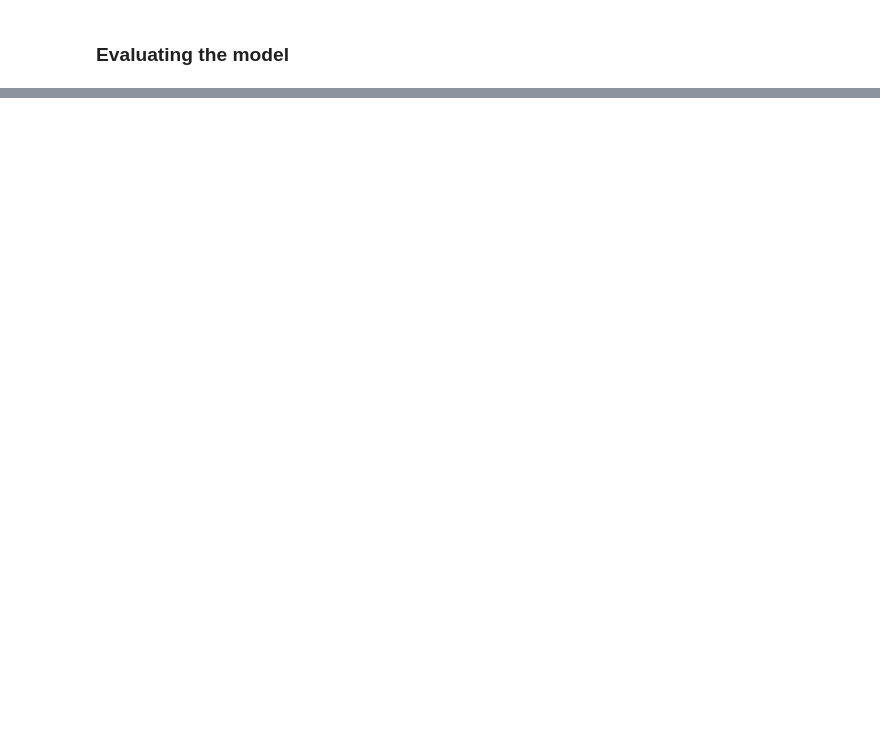
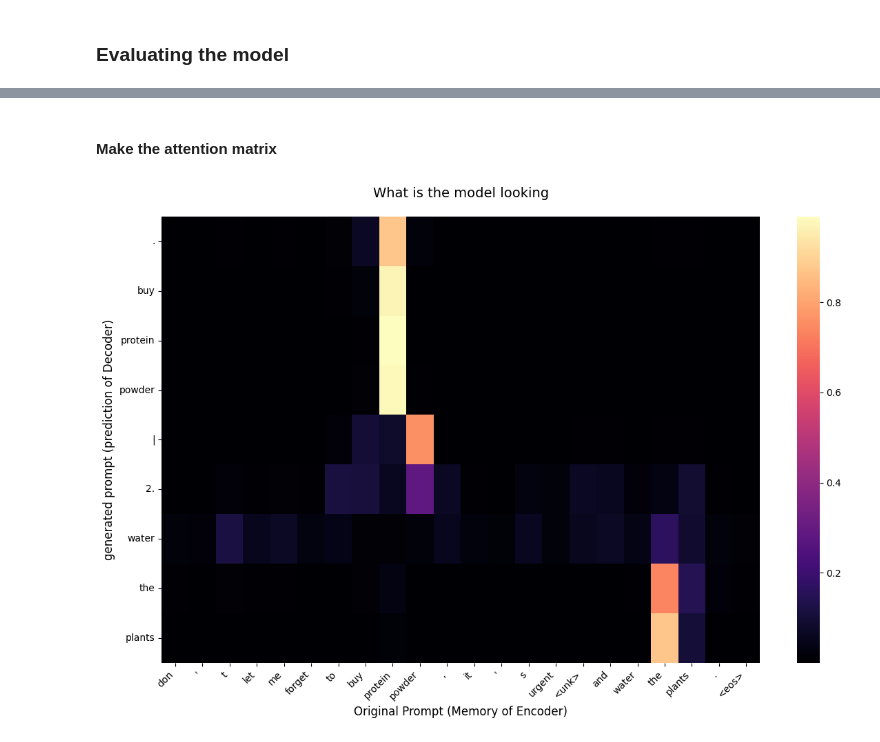
Before and after one commit to Fasmanuel2002/Machine_Learning, a Jupyter notebook: Pytorch/Seq2Seq/02_seq2seq_bahdanau_attention.ipynb.ipynb, the cells around one changed output, grey strips where cells are left out. Drawn from its saved outputs; the diff is of its cells as text; code cells hidden in the pictures; blank space fills up the shorter version.

Commit message:
Added the attention translation Seq2Seq

```diff
--- a/Pytorch/Seq2Seq/02_seq2seq_bahdanau_attention.ipynb.ipynb
+++ b/Pytorch/Seq2Seq/02_seq2seq_bahdanau_attention.ipynb.ipynb
@@ -363,20 +320,18 @@ def extract_summary(
 # %%
-frases = [
+input = [
     "Schedule a meeting with Sarah by Friday and remember to run the database backup",
-    "Buy milk, eggs, and bread from the grocery store tomorrow morning"
+    "Buy milk, eggs, and bread from the grocery store tomorrow morning",
+    "Don't let me forget to buy protein powder, it's urgent! And water the plants."
 ]
 
-for texto in frases:
-    tokens = extract_summary(
-        sentence=texto,
+for text in input:
+    prediction, attention_weights = predict_GRU_attention(
+        sentence=text,
         model=Seq2Seq_model_Attention,
-        src_nlp=tokenizer,
-        src_vocab=tokenizer.text_to_token_ids,
-        trg_vocab=tokenizer.text_to_token_ids,
-        sos_token="<unk>",
-        eos_token="<|endoftext|>",
-        device=device
+        tokenizer=tokenizer,
+        device=device,
+        max_output_length=50
     )
-    print(f"Entrada: {texto}")
-    print(f"Salida:  {' '.join(tokens)}\n")
+    print(f"Prompt: {text}")
+    print(f"Completion:  {prediction}")
 # %% [output]
@@ -465,0 +429,2 @@ bleu_results
+# %% [markdown]
+#### Make the attention matrix
@@ -465,0 +433,22 @@ bleu_results
+# %%
+
+texto_prueba = "Don't let me forget to buy protein powder, it's urgent! And water the plants."
+
+
+prediction, attention_wieghts = predict_GRU_attention(
+    sentence=texto_prueba,
+    model=Seq2Seq_model_Attention,
+    tokenizer=tokenizer,
+    device=device,
+    max_output_length=30
+)
+
+
+plot_attention_matrix(
+    prompt=texto_prueba,
+    predicted_text=resultado,
+    tokenizer=tokenizer,
+    attention_weights=attention_wieghts
+)
+# %% [output]
+[figure, added]
```
Also changed, not shown: parts of 19 cells of this notebook.
